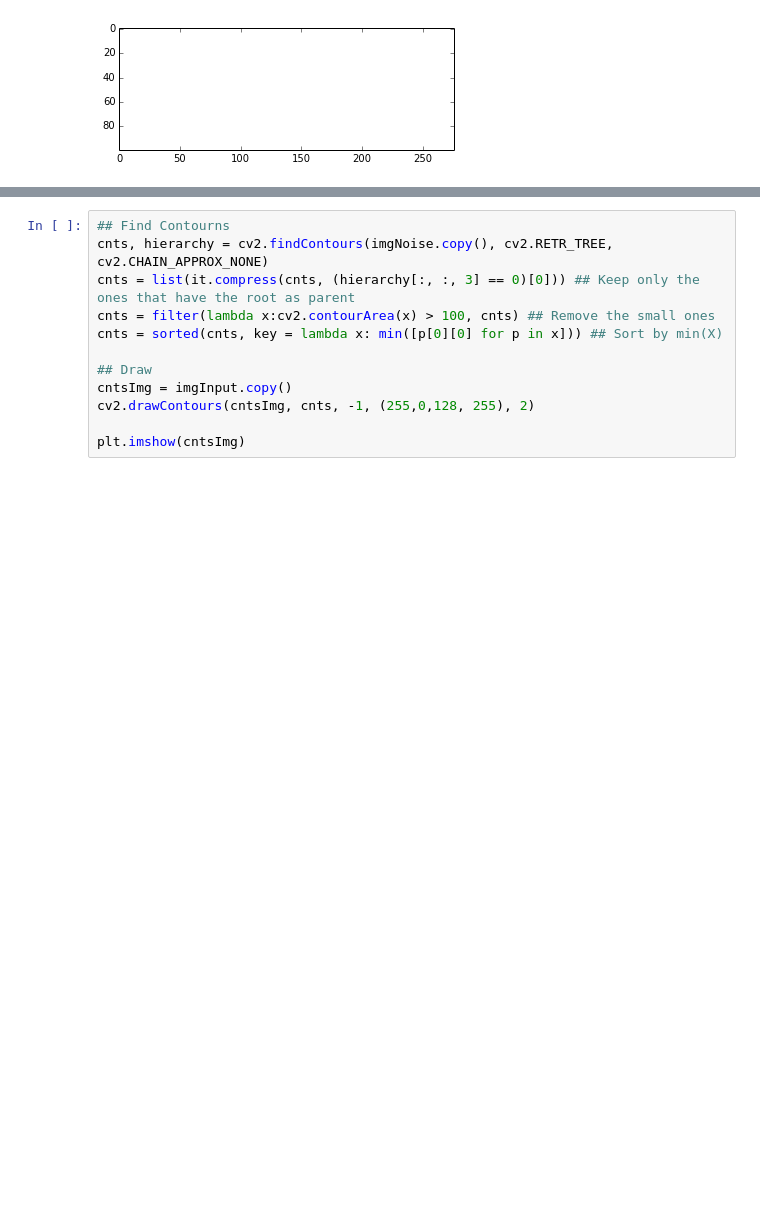
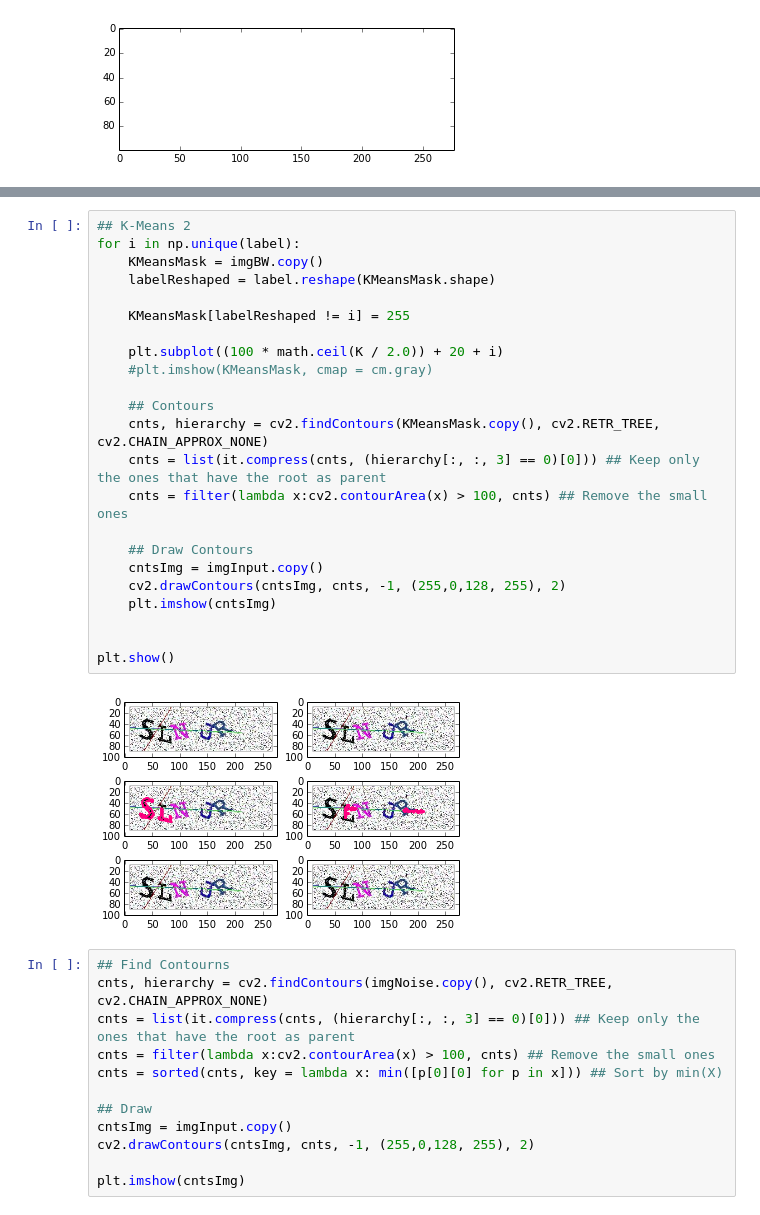
Before and after one commit to thevtm/CaptchBreaker, a Jupyter notebook: CaptchaStudy.ipynb, the cells around one changed output, grey strips where cells are left out. Cells and saved outputs as stored; diff of their text form; blank space fills up the shorter version.

```diff
--- a/CaptchaStudy.ipynb
+++ b/CaptchaStudy.ipynb
@@ -125,3 +130,28 @@ plt.imshow(imgNoNoise)
+# %%
+## K-Means 2
+for i in np.unique(label):
+    KMeansMask = imgBW.copy()
+    labelReshaped = label.reshape(KMeansMask.shape)
+
+    KMeansMask[labelReshaped != i] = 255
+
+    plt.subplot((100 * math.ceil(K / 2.0)) + 20 + i)
+    #plt.imshow(KMeansMask, cmap = cm.gray)
+
+    ## Contours
+    cnts, hierarchy = cv2.findContours(KMeansMask.copy(), cv2.RETR_TREE, cv2.CHAIN_APPROX_NONE)
+    cnts = list(it.compress(cnts, (hierarchy[:, :, 3] == 0)[0])) ## Keep only the ones that have the root as parent
+    cnts = filter(lambda x:cv2.contourArea(x) > 100, cnts) ## Remove the small ones
+
+    ## Draw Contours
+    cntsImg = imgInput.copy()
+    cv2.drawContours(cntsImg, cnts, -1, (255,0,128, 255), 2)
+    plt.imshow(cntsImg)
+
+
+plt.show()
+# %% [output]
+[figure, added]
 # %%
 ## Find Contourns
 cnts, hierarchy = cv2.findContours(imgNoise.copy(), cv2.RETR_TREE, cv2.CHAIN_APPROX_NONE)
```
Also changed, not shown: parts of 8 cells of this notebook.
